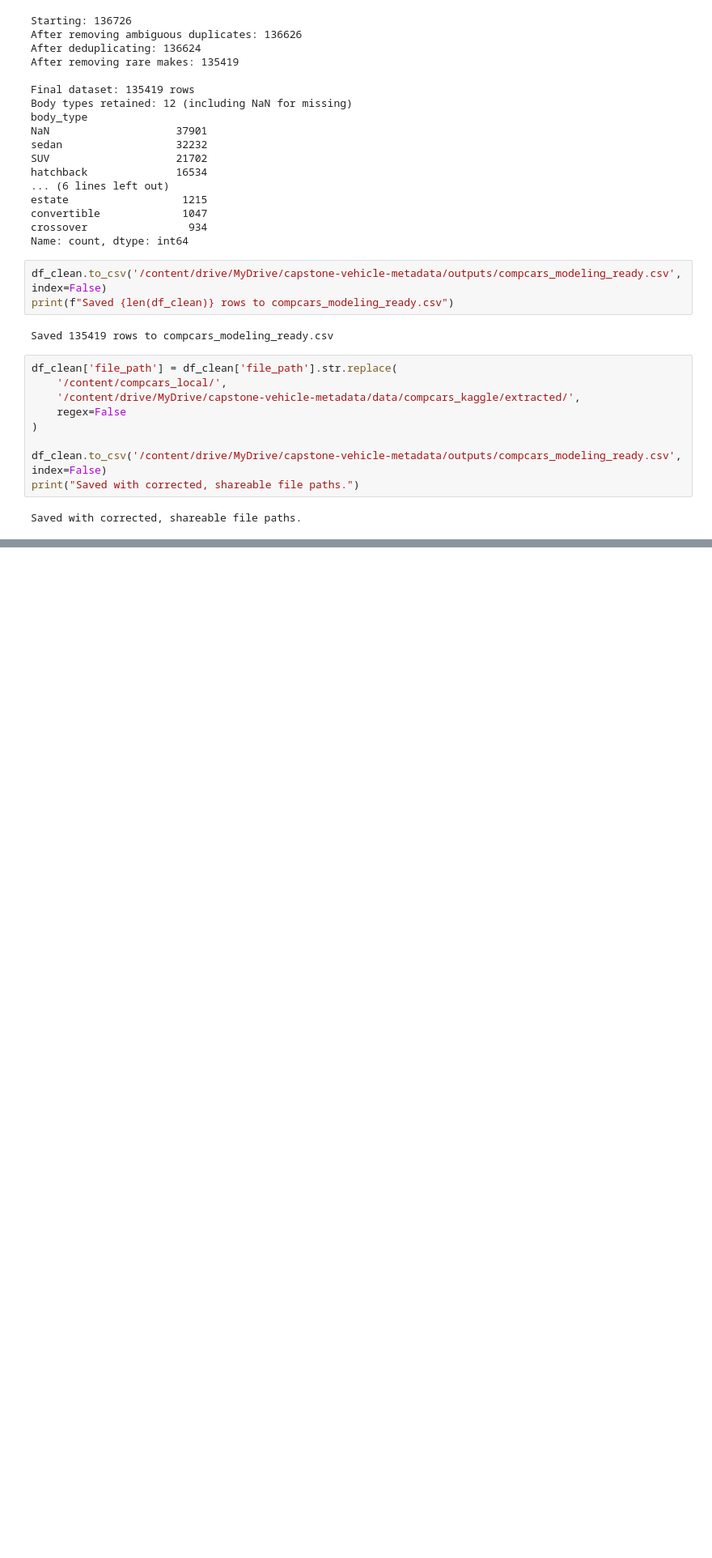
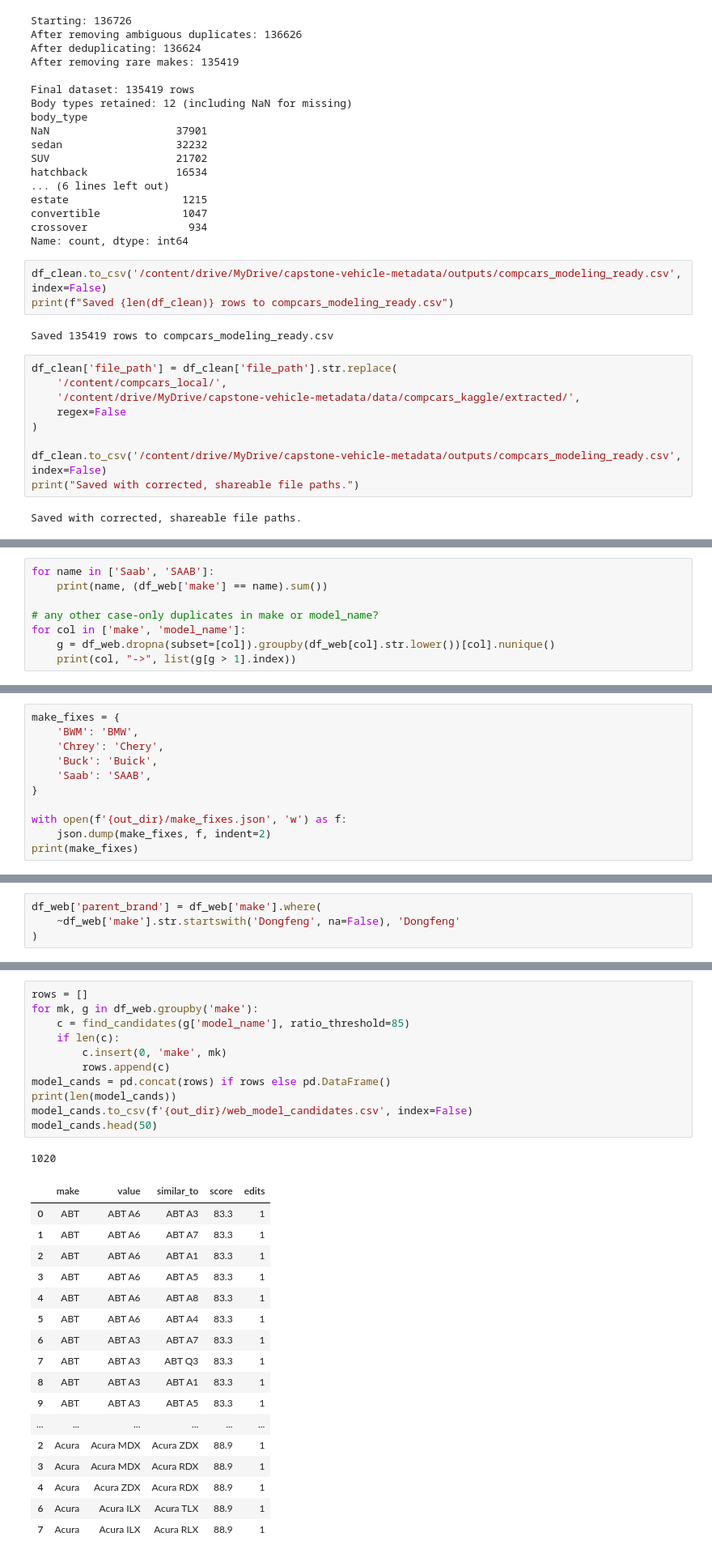
Before and after one commit to 36127-iLab06-AutoVision/AutoVision_Model_Development, a Jupyter notebook: notebooks/Compcars+Kaggle.ipynb, the cells around one changed output, grey strips where cells are left out. Shown at 81% size. Saved outputs shown, nothing was run; the diff lists cells and outputs as text; blank space fills up the shorter version.

```diff
--- a/notebooks/Compcars+Kaggle.ipynb
+++ b/notebooks/Compcars+Kaggle.ipynb
@@ -840,0 +943,8 @@ Saved with corrected, shareable file paths.
+# %%
+for name in ['Saab', 'SAAB']:
+    print(name, (df_web['make'] == name).sum())
+
+# any other case-only duplicates in make or model_name?
+for col in ['make', 'model_name']:
+    g = df_web.dropna(subset=[col]).groupby(df_web[col].str.lower())[col].nunique()
+    print(col, "->", list(g[g > 1].index))
@@ -840,0 +1005,11 @@ Saved with corrected, shareable file paths.
+# %%
+make_fixes = {
+    'BWM': 'BMW',
+    'Chrey': 'Chery',
+    'Buck': 'Buick',
+    'Saab': 'SAAB',
+}
+
+with open(f'{out_dir}/make_fixes.json', 'w') as f:
+    json.dump(make_fixes, f, indent=2)
+print(make_fixes)
@@ -840,0 +1061,4 @@ Saved with corrected, shareable file paths.
+# %%
+df_web['parent_brand'] = df_web['make'].where(
+    ~df_web['make'].str.startswith('Dongfeng', na=False), 'Dongfeng'
+)
@@ -840,0 +1070,30 @@ Saved with corrected, shareable file paths.
+# %%
+rows = []
+for mk, g in df_web.groupby('make'):
+    c = find_candidates(g['model_name'], ratio_threshold=85)
+    if len(c):
+        c.insert(0, 'make', mk)
+        rows.append(c)
+model_cands = pd.concat(rows) if rows else pd.DataFrame()
+print(len(model_cands))
+model_cands.to_csv(f'{out_dir}/web_model_candidates.csv', index=False)
+model_cands.head(50)
+# %% [output]
+1020
+|  | make | value | similar_to | score | edits |
+| 0 | ABT | ABT A6 | ABT A3 | 83.3 | 1 |
+| 1 | ABT | ABT A6 | ABT A7 | 83.3 | 1 |
+| 2 | ABT | ABT A6 | ABT A1 | 83.3 | 1 |
+| 3 | ABT | ABT A6 | ABT A5 | 83.3 | 1 |
+| 4 | ABT | ABT A6 | ABT A8 | 83.3 | 1 |
+| 5 | ABT | ABT A6 | ABT A4 | 83.3 | 1 |
+| 6 | ABT | ABT A3 | ABT A7 | 83.3 | 1 |
+| 7 | ABT | ABT A3 | ABT Q3 | 83.3 | 1 |
+| 8 | ABT | ABT A3 | ABT A1 | 83.3 | 1 |
+| 9 | ABT | ABT A3 | ABT A5 | 83.3 | 1 |
+| ... | ... | ... | ... | ... | ... |
+| 2 | Acura | Acura MDX | Acura ZDX | 88.9 | 1 |
+| 3 | Acura | Acura MDX | Acura RDX | 88.9 | 1 |
+| 4 | Acura | Acura ZDX | Acura RDX | 88.9 | 1 |
+| 6 | Acura | Acura ILX | Acura TLX | 88.9 | 1 |
+| 7 | Acura | Acura ILX | Acura RLX | 88.9 | 1 |
```
Also changed, not shown: parts of 29 cells of this notebook.
